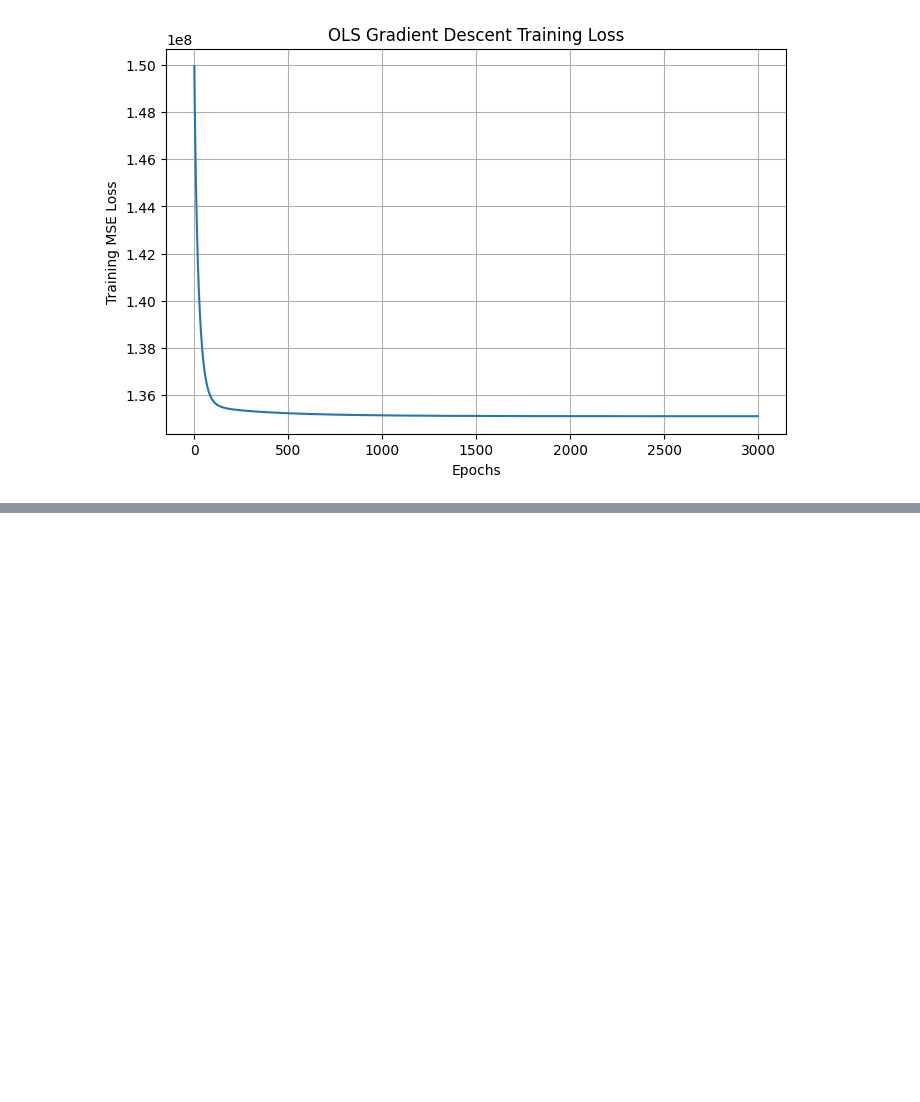
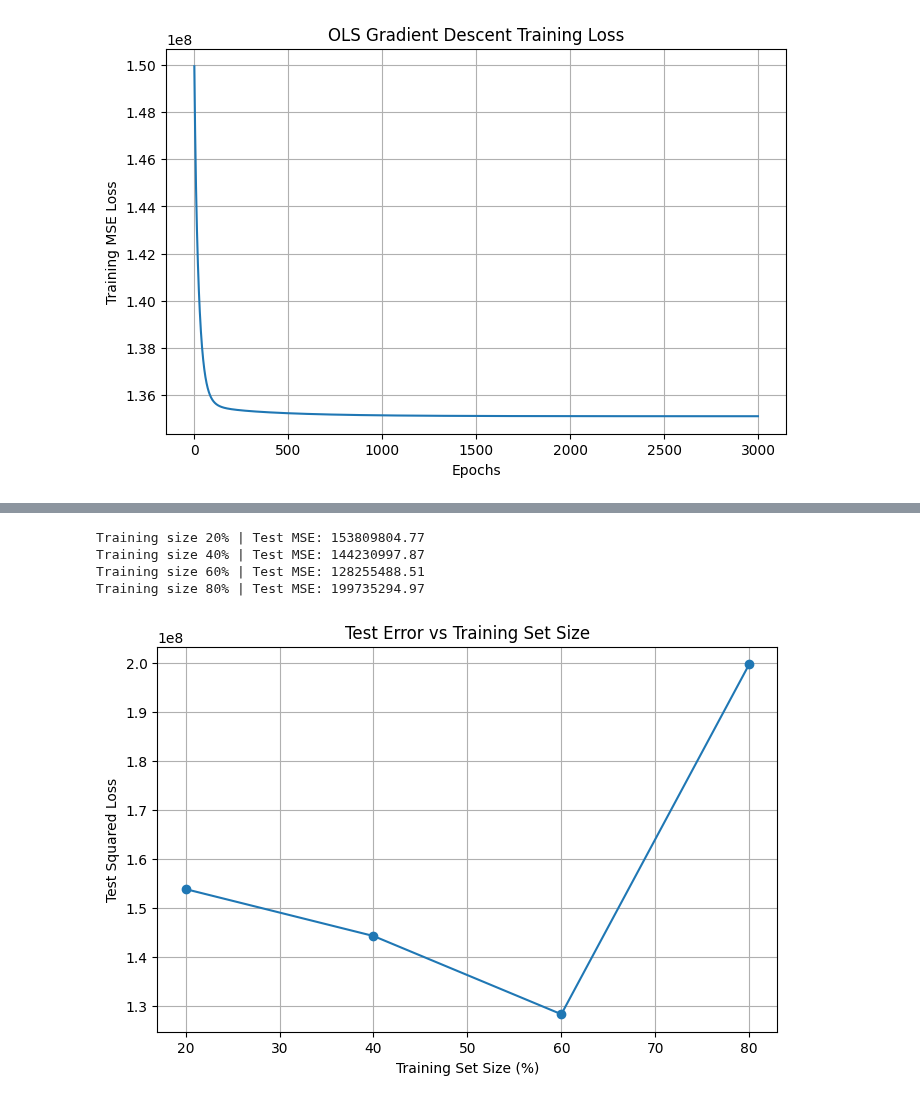
Before and after one commit to dsmith513/homework, a Jupyter notebook: cs412/hw2/P3_regression.ipynb, the cells around one changed output, grey strips where cells are left out. Drawn from its saved outputs; the diff is of its cells as text; code cells hidden in the pictures; blank space fills up the shorter version.

```diff
--- a/cs412/hw2/P3_regression.ipynb
+++ b/cs412/hw2/P3_regression.ipynb
@@ -352,8 +349,8 @@ l2_model.fit(X_train_b, y_train)
 
 models = {
     "OLS": ols_model,
-    "L1 (Lasso)": l1_model,
-    "L2 (Ridge)": l2_model
+    "L1": l1_model,
+    "L2": l2_model
 }
 
 for name, model in models.items():
@@ -367,0 +437,70 @@ for name, model in models.items():
+# %%
+train_sizes = [0.2, 0.4, 0.6, 0.8]
+test_errors = []
+
+for train_size in train_sizes:
+
+    X_train, X_test, y_train, y_test = train_test_split(
+        X, y, train_size=train_size, random_state=12
+    )
+
+    X_train = np.asarray(X_train, dtype=np.float64)
+    X_test = np.asarray(X_test, dtype=np.float64)
+    y_train = np.asarray(y_train, dtype=np.float64)
+    y_test = np.asarray(y_test, dtype=np.float64)
+
+    best_lambda, _ = cross_validate_lambda(
+        X_train,
+        y_train,
+        lambdas,
+        reg_type='l2',
+        k=5,
+        learning_rate=0.001,
+        epochs=500
+    )
+
+    train_mean = X_train.mean(axis=0)
+    train_std = X_train.std(axis=0)
+    train_std[train_std == 0] = 1.0
+
+    X_train_scaled = (X_train - train_mean) / train_std
+    X_test_scaled = (X_test - train_mean) / train_std
+
+    X_train_b = add_bias(X_train_scaled)
+    X_test_b = add_bias(X_test_scaled)
+
+    model = LinearRegressionGD(
+        learning_rate=0.001,
+        epochs=3000,
+        reg_type='l2',
+        lam=best_lambda
+    )
+
+    model.fit(X_train_b, y_train)
+    y_test_pred = model.predict(X_test_b)
+    test_mse = squared_loss(y_test, y_test_pred)
+    test_errors.append(test_mse)
+
+    print(f"Training size {int(train_size*100)}% | Test MSE: {test_mse:.2f}")
+# %% [output]
+Training size 20% | Test MSE: 153809804.77
+Training size 40% | Test MSE: 144230997.87
+Training size 60% | Test MSE: 128255488.51
+Training size 80% | Test MSE: 199735294.97
+# %%
+plt.figure(figsize=(8,5))
+
+plt.plot(
+    [int(s*100) for s in train_sizes],
+    test_errors,
+    marker='o'
+)
+
+plt.xlabel("Training Set Size (%)")
+plt.ylabel("Test Squared Loss")
+plt.title("Test Error vs Training Set Size")
+plt.grid(True)
+
+plt.show()
+# %% [output]
+[figure, added]
```
Also changed, not shown: parts of 19 cells of this notebook, 22 other files.
